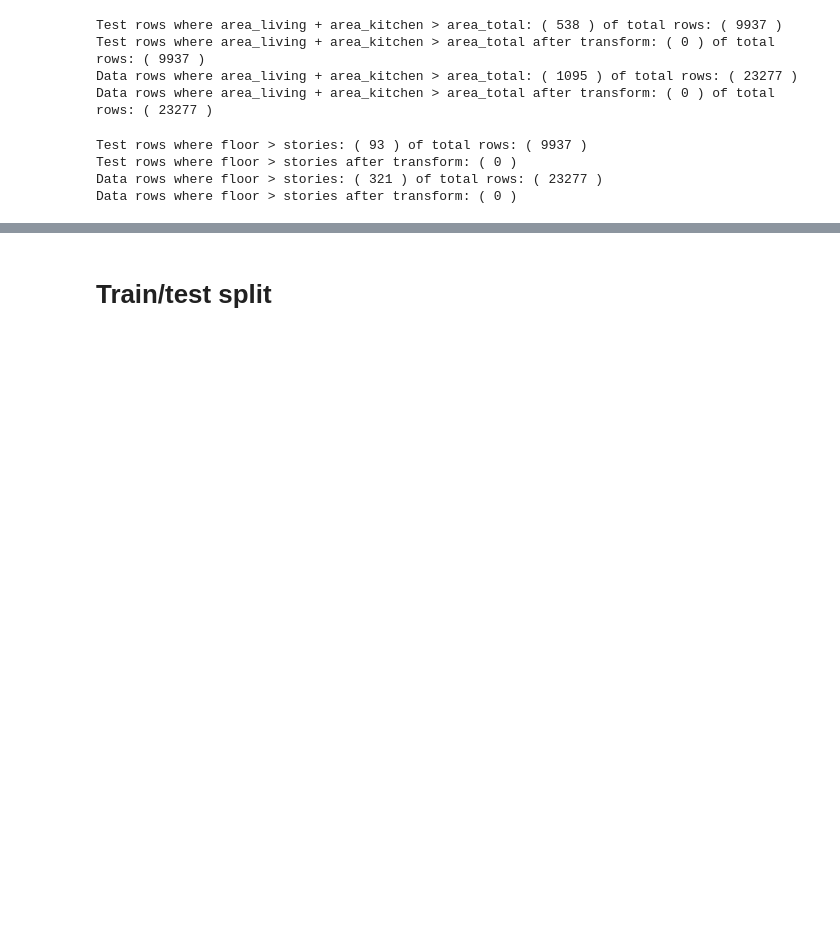
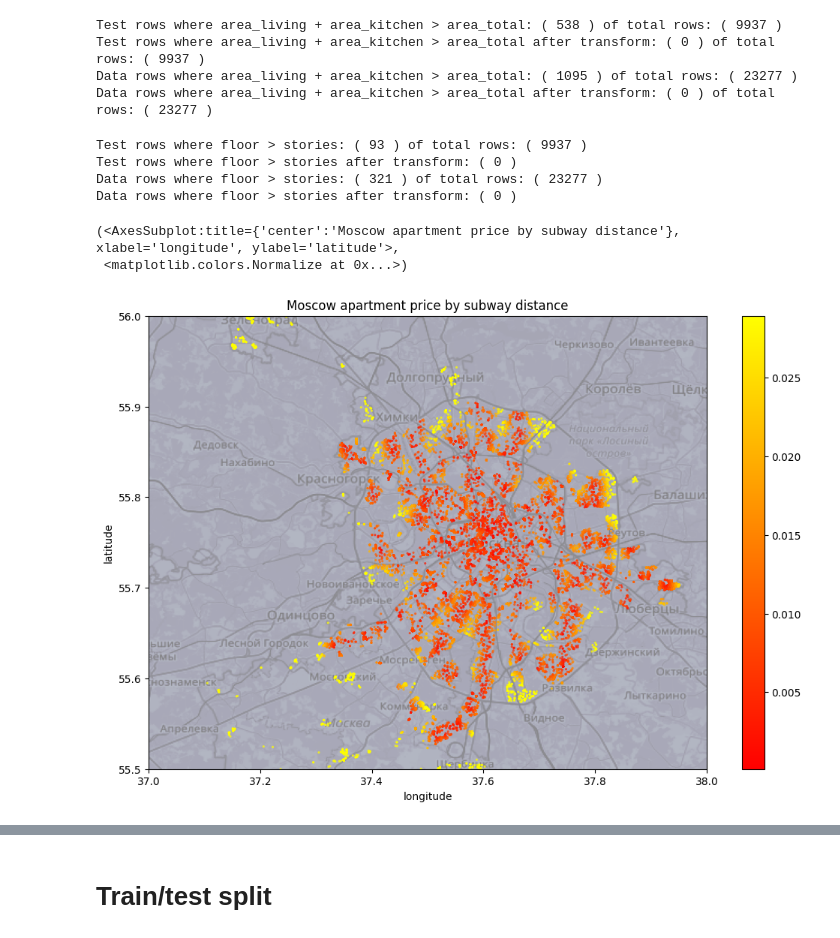
Before and after one commit to BollaBerg/TDT4173-Machine-learning, a Jupyter notebook: Berg - Preprocessing - train-test-split.ipynb, the cells around one changed output, grey strips where cells are left out. Drawn from its saved outputs; the diff is of its cells as text; code cells hidden in the pictures; blank space fills up the shorter version.

```diff
--- a/Berg - Preprocessing - train-test-split.ipynb
+++ b/Berg - Preprocessing - train-test-split.ipynb
@@ -269,0 +291,31 @@ data_test["relative_floor"] = data_test["floor"] / data_test["stories"]
+# %%
+def plot_map(data, ax=None, s=5, a=0.75, q_lo=0.0, q_hi=0.9, cmap='autumn', column='subway_distance', title='Moscow apartment price by subway distance'):
+    data = data[['latitude', 'longitude', column]].sort_values(by=column, ascending=True)
+    backdrop = plt.imread('data/raw_data/moscow.png')
+    backdrop = np.einsum('hwc, c -> hw', backdrop, [0, 1, 0, 0]) ** 2
+    if ax is None:
+        plt.figure(figsize=(12, 8), dpi=100)
+        ax = plt.gca()
+    discrete = data[column].nunique() <= 20
+    if not discrete:
+        lo, hi = data[column].quantile([q_lo, q_hi])
+        hue_norm = plt.Normalize(lo, hi)
+        sm = plt.cm.ScalarMappable(cmap=cmap, norm=plt.Normalize(lo, hi))
+        sm.set_array([])
+    else:
+        hue_norm = None
+    ax.imshow(backdrop, alpha=0.5, extent=[37, 38, 55.5, 56], aspect='auto', cmap='bone', norm=plt.Normalize(0.0, 2))
+    sns.scatterplot(x='longitude', y='latitude', hue=data[column].tolist(), ax=ax, s=s, alpha=a, palette=cmap,linewidth=0, hue_norm=hue_norm, data=data)
+    ax.set_xlim(37, 38)    # min/max longitude of image
+    ax.set_ylim(55.5, 56)  # min/max latitude of image
+    if not discrete:
+        ax.legend().remove()
+        ax.figure.colorbar(sm)
+    ax.set_title(title)
+    return ax, hue_norm
+
+plot_map(data)
+# %% [output]
+(<AxesSubplot:title={'center':'Moscow apartment price by subway distance'}, xlabel='longitude', ylabel='latitude'>,
+ <matplotlib.colors.Normalize at 0x...>)
+[figure, added]
```
Also changed, not shown: parts of 6 cells of this notebook, 5 other files.
